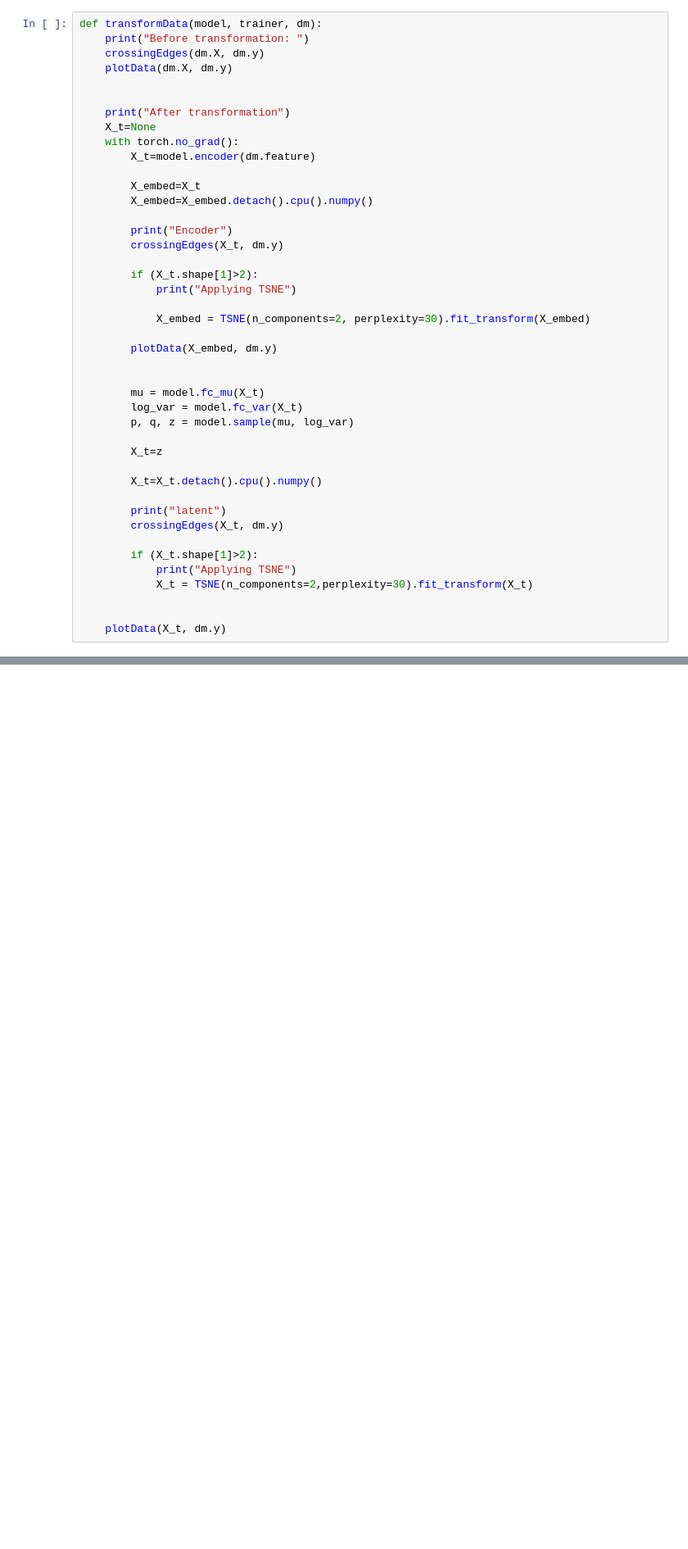
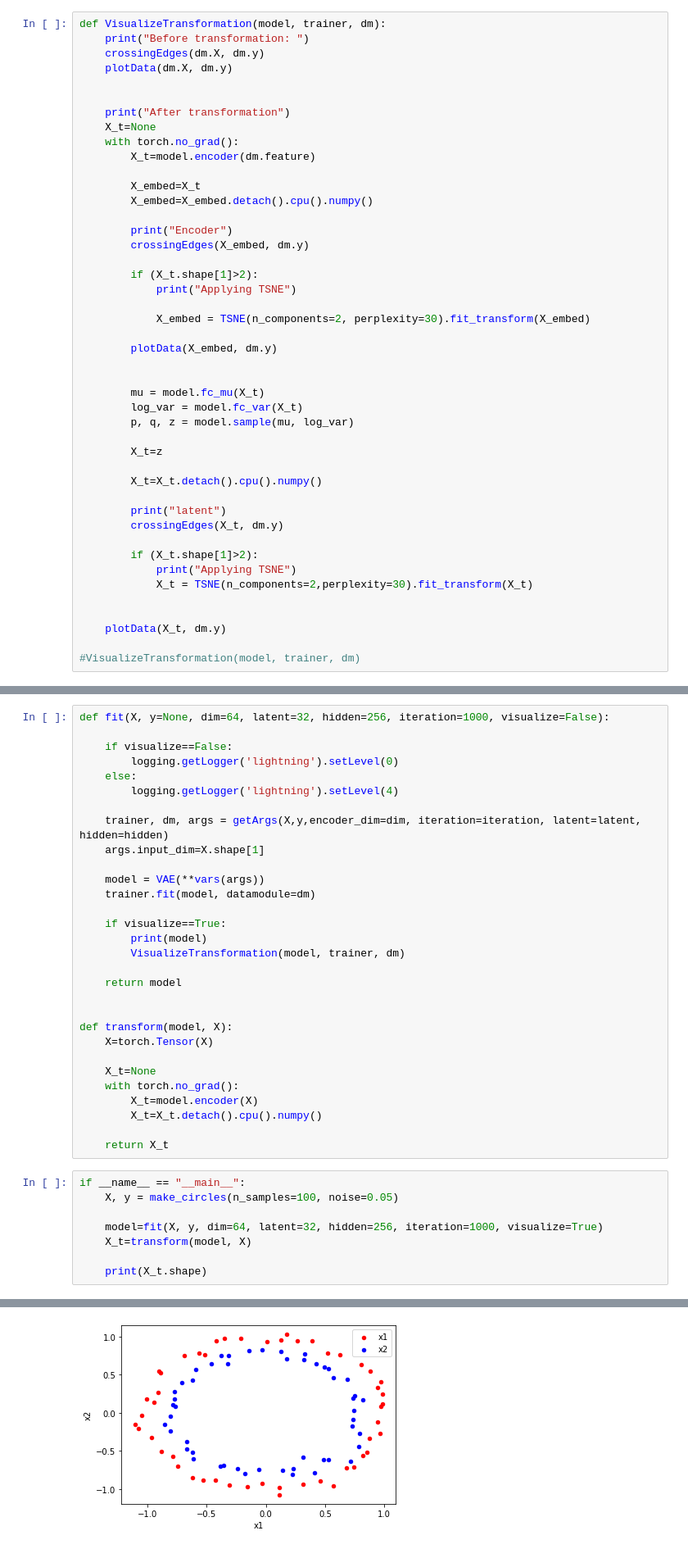
Before and after one commit to siddhartha047/DL, a Jupyter notebook: VAE.ipynb, the cells around one changed output, grey strips where cells are left out. Shown: that part at 82% size. Cells and saved outputs as stored; diff of their text form; blank space fills up the shorter version.

```diff
--- a/VAE.ipynb
+++ b/VAE.ipynb
@@ -305,7 +277,7 @@ def crossingEdges(X, y, k=5):
 
 #crossingEdges(dm.X, dm.y)
 # %%
-def transformData(model, trainer, dm):
+def VisualizeTransformation(model, trainer, dm):
     print("Before transformation: ")
     crossingEdges(dm.X, dm.y)
     plotData(dm.X, dm.y)
@@ -320,7 +292,7 @@ def transformData(model, trainer, dm):
         X_embed=X_embed.detach().cpu().numpy()
 
         print("Encoder")
-        crossingEdges(X_t, dm.y)
+        crossingEdges(X_embed, dm.y)
 
         if (X_t.shape[1]>2):
             print("Applying TSNE")
@@ -347,3 +319,5 @@ def transformData(model, trainer, dm):
 
 
     plotData(X_t, dm.y)
+
+#VisualizeTransformation(model, trainer, dm)
@@ -425,0 +324,39 @@ if __name__ == "__main__":
+# %%
+def fit(X, y=None, dim=64, latent=32, hidden=256, iteration=1000, visualize=False):
+
+    if visualize==False:
+        logging.getLogger('lightning').setLevel(0)
+    else:
+        logging.getLogger('lightning').setLevel(4)
+
+    trainer, dm, args = getArgs(X,y,encoder_dim=dim, iteration=iteration, latent=latent, hidden=hidden)
+    args.input_dim=X.shape[1]
+
+    model = VAE(**vars(args))
+    trainer.fit(model, datamodule=dm)
+
+    if visualize==True:
+        print(model)
+        VisualizeTransformation(model, trainer, dm)
+
+    return model
+
+
+def transform(model, X):
+    X=torch.Tensor(X)
+
+    X_t=None
+    with torch.no_grad():
+        X_t=model.encoder(X)
+        X_t=X_t.detach().cpu().numpy()
+
+    return X_t
+# %%
+if __name__ == "__main__":
+    X, y = make_circles(n_samples=100, noise=0.05)
+
+    model=fit(X, y, dim=64, latent=32, hidden=256, iteration=1000, visualize=True)
+    X_t=transform(model, X)
+
+    print(X_t.shape)
+# %% [output]
@@ -425,0 +399 @@ if __name__ == "__main__":
+[figure, added]
```
Also changed, not shown: parts of 13 cells of this notebook, 2 other files.
